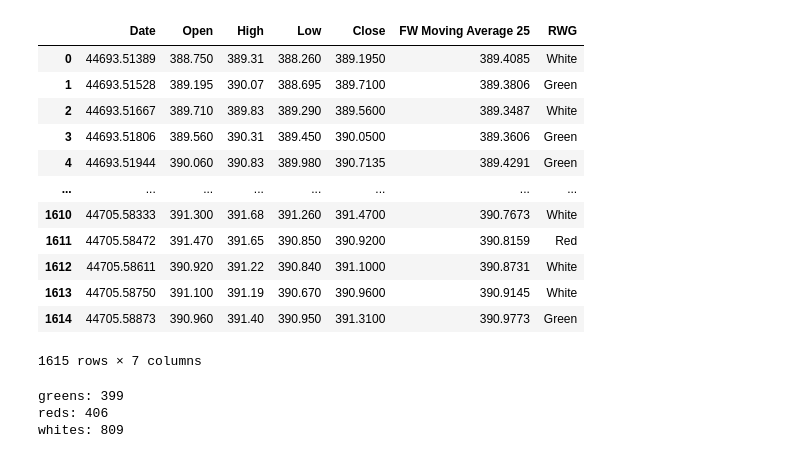
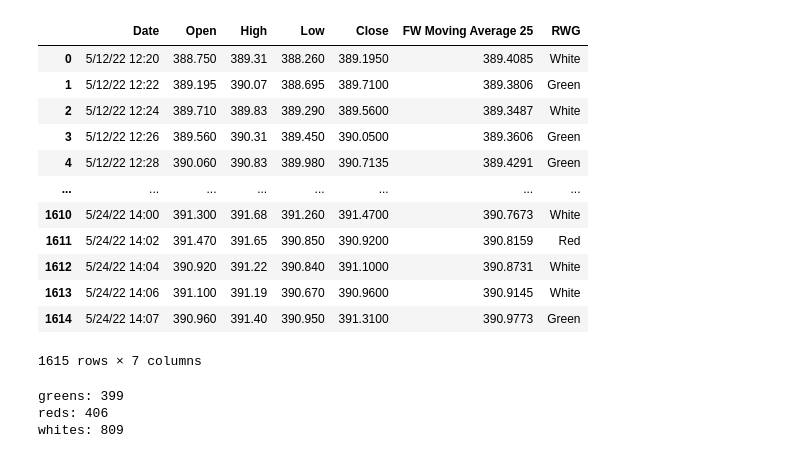
Before and after one commit to SamPasco2024/stockdata, a Jupyter notebook: RedGreenWhite.ipynb, the cells around one changed output. Cells and saved outputs as stored; diff of their text form; code cells hidden in the pictures.

```diff
--- a/RedGreenWhite.ipynb
+++ b/RedGreenWhite.ipynb
@@ -3,24 +3,24 @@
 # %%
 import numpy as np
 import matplotlib.pyplot as plt
 import pandas as pd
 
-dt = pd.read_csv("https://raw.githubusercontent.com/SamPasco2024/stockdata/main/RedGreenWhite.csv")
+dt = pd.read_csv("https://raw.githubusercontent.com/SamPasco2024/stockdata/main/2min-RGW.csv")
 #dataframe = dt.drop("Date", axis =1 )
 dt
 # %% [output]
 |  | Date | Open | High | Low | Close | FW Moving Average 25 | RWG |
-| 0 | 44693.51389 | 388.750 | 389.31 | 388.260 | 389.1950 | 389.4085 | White |
-| 1 | 44693.51528 | 389.195 | 390.07 | 388.695 | 389.7100 | 389.3806 | Green |
-| 2 | 44693.51667 | 389.710 | 389.83 | 389.290 | 389.5600 | 389.3487 | White |
-| 3 | 44693.51806 | 389.560 | 390.31 | 389.450 | 390.0500 | 389.3606 | Green |
-| 4 | 44693.51944 | 390.060 | 390.83 | 389.980 | 390.7135 | 389.4291 | Green |
+| 0 | 5/12/22 12:20 | 388.750 | 389.31 | 388.260 | 389.1950 | 389.4085 | White |
+| 1 | 5/12/22 12:22 | 389.195 | 390.07 | 388.695 | 389.7100 | 389.3806 | Green |
+| 2 | 5/12/22 12:24 | 389.710 | 389.83 | 389.290 | 389.5600 | 389.3487 | White |
+| 3 | 5/12/22 12:26 | 389.560 | 390.31 | 389.450 | 390.0500 | 389.3606 | Green |
+| 4 | 5/12/22 12:28 | 390.060 | 390.83 | 389.980 | 390.7135 | 389.4291 | Green |
 | ... | ... | ... | ... | ... | ... | ... | ... |
-| 1610 | 44705.58333 | 391.300 | 391.68 | 391.260 | 391.4700 | 390.7673 | White |
-| 1611 | 44705.58472 | 391.470 | 391.65 | 390.850 | 390.9200 | 390.8159 | Red |
-| 1612 | 44705.58611 | 390.920 | 391.22 | 390.840 | 391.1000 | 390.8731 | White |
-| 1613 | 44705.58750 | 391.100 | 391.19 | 390.670 | 390.9600 | 390.9145 | White |
-| 1614 | 44705.58873 | 390.960 | 391.40 | 390.950 | 391.3100 | 390.9773 | Green |
+| 1610 | 5/24/22 14:00 | 391.300 | 391.68 | 391.260 | 391.4700 | 390.7673 | White |
+| 1611 | 5/24/22 14:02 | 391.470 | 391.65 | 390.850 | 390.9200 | 390.8159 | Red |
+| 1612 | 5/24/22 14:04 | 390.920 | 391.22 | 390.840 | 391.1000 | 390.8731 | White |
+| 1613 | 5/24/22 14:06 | 391.100 | 391.19 | 390.670 | 390.9600 | 390.9145 | White |
+| 1614 | 5/24/22 14:07 | 390.960 | 391.40 | 390.950 | 391.3100 | 390.9773 | Green |
 1615 rows × 7 columns
 # %%
 greens = 0
```
Also changed, not shown: parts of 2 cells of this notebook.
